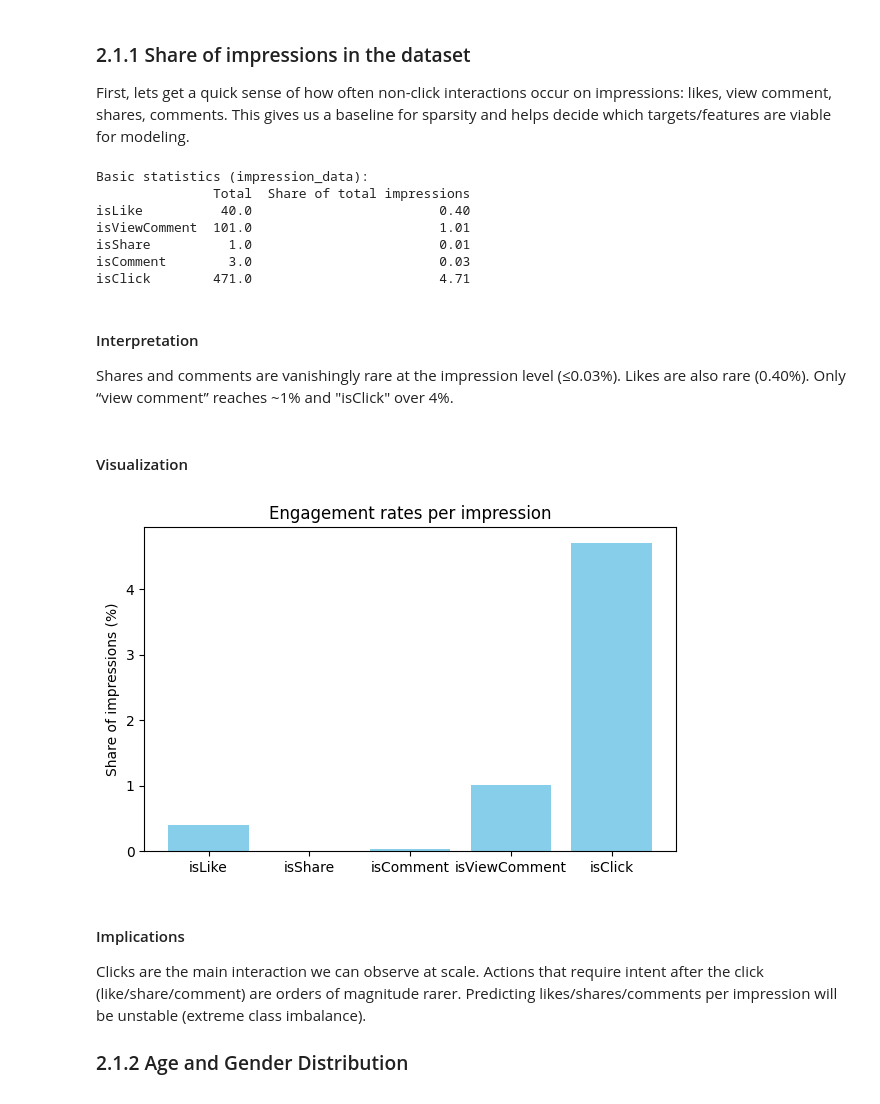
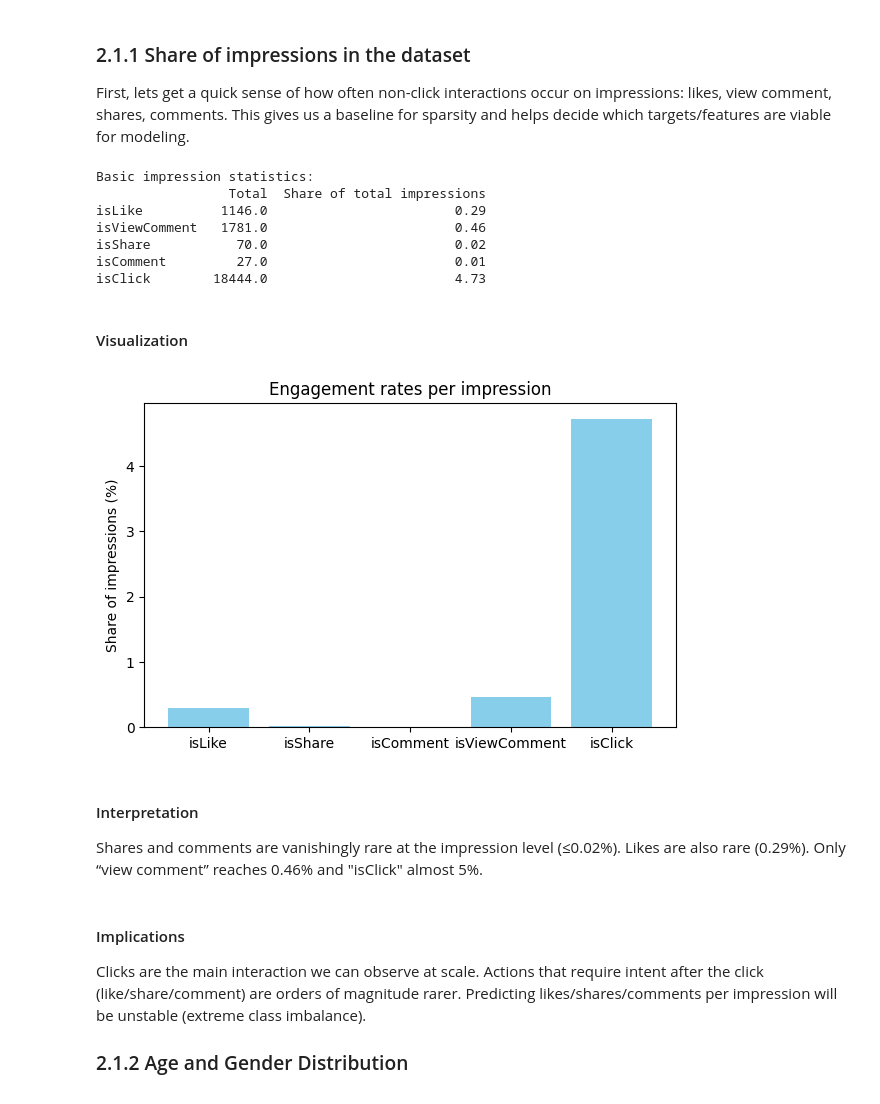
Before and after one commit to renaschaller/Master-Thesis-Music-Streaming, a Jupyter notebook: EDA/EDA.ipynb, the cells around one changed output. Saved outputs shown, nothing was run; the diff lists cells and outputs as text; code cells hidden in the pictures.

```diff
--- a/EDA/EDA.ipynb
+++ b/EDA/EDA.ipynb
@@ -43,7 +45,6 @@ from scipy.stats import pointbiserialr
 # %% [markdown]
 #### 1.2. Reading the data
 # %%
-mlog_stats = pd.read_csv('../data/mlog_stats_10000.csv')
-impression_data = pd.read_csv('../data/impression_data_10000.csv')
-mlog_demographics = pd.read_csv('../data/mlog_demographics_10000.csv')
-user_demographics = pd.read_csv('../data/user_demographics_10000.csv')
+#Loading the merged dataset
+df = pd.read_csv("../data/recently_registered_users.csv")
+df.drop("registeredMonthCnt", axis=1, inplace=True) # not needed anymore because we only have new users in the sample
@@ -84,48 +79,48 @@ ud = user_demographics.copy()
 First, lets get a quick sense of how often non-click interactions occur on impressions: likes, view comment, shares, comments. This gives us a baseline for sparsity and helps decide which targets/features are viable for modeling.
 # %%
 # Simple statistics
-print("\nBasic statistics (impression_data):")
+print("\nBasic impression statistics:")
 cols = ["isLike", "isViewComment", "isShare", "isComment", "isClick"]
 eng_stats = {}
 for c in cols:
-    if c in imp.columns:
+    if c in df.columns:
         eng_stats[c] = {
-            "Total": int(imp[c].sum()),
-            "Share of total impressions": round(imp[c].mean()*100, 2),
+            "Total": int(df[c].sum()),
+            "Share of total impressions": round(df[c].mean()*100, 2),
         }
 
 eng_df = pd.DataFrame(eng_stats).T
 print(eng_df)
 # %% [output]
-Basic statistics (impression_data):
-               Total  Share of total impressions
-isLike          40.0                        0.40
-isViewComment  101.0                        1.01
-isShare          1.0                        0.01
-isComment        3.0                        0.03
-isClick        471.0                        4.71
+Basic impression statistics:
+                 Total  Share of total impressions
+isLike          1146.0                        0.29
+isViewComment   1781.0                        0.46
+isShare           70.0                        0.02
+isComment         27.0                        0.01
+isClick        18444.0                        4.73
-# %% [markdown]
-#### Interpretation
-Shares and comments are vanishingly rare at the impression level (≤0.03%). Likes are also rare (0.40%). Only “view comment” reaches ~1% and "isClick" over 4%.
 # %% [markdown]
 #### Visualization
 # %%
 eng_cols = ["isLike", "isShare", "isComment", "isViewComment", "isClick"]
 
 eng_rates = {}
 for c in eng_cols:
-    if c in imp.columns:
-        eng_rates[c] = imp[c].mean() * 100  # percentage
+    if c in df.columns:
+        eng_rates[c] = df[c].mean() * 100  # percentage
 
 # Engagement rates per impression
 plt.figure(figsize=(6,4))
 plt.bar(eng_rates.keys(), eng_rates.values(), color="skyblue")
 plt.ylabel("Share of impressions (%)")
 plt.title("Engagement rates per impression")
 plt.tight_layout()
 plt.show()
 # %% [output]
-[figure, old version]
+[figure, new version]
+# %% [markdown]
+#### Interpretation
+Shares and comments are vanishingly rare at the impression level (≤0.02%). Likes are also rare (0.29%). Only “view comment” reaches 0.46% and "isClick" almost 5%.
 # %% [markdown]
 #### Implications
 
```
Also changed, not shown: parts of 56 cells of this notebook, 3 other files.
